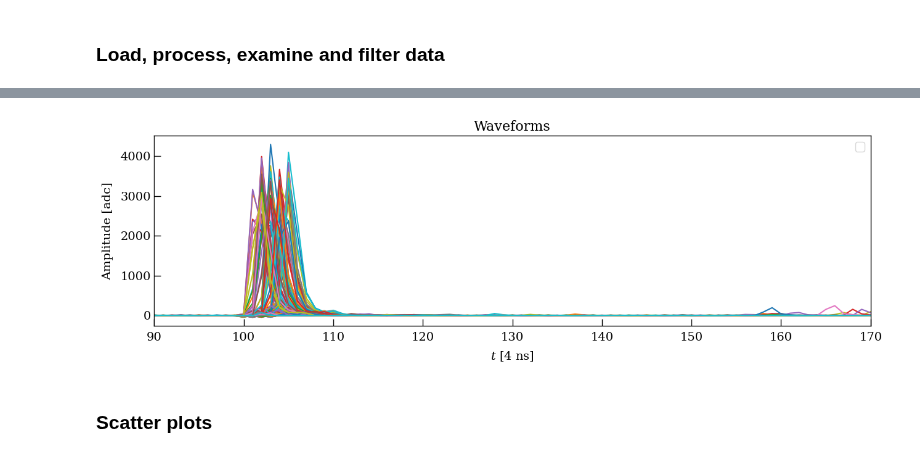
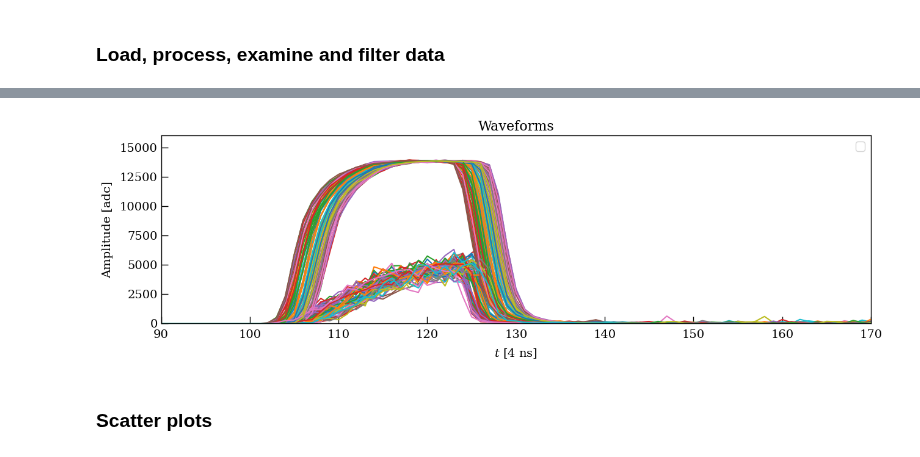
Before and after one commit to Westlake-University-Lsc-lab/RELICS_PMT_Data_Analysis, a Jupyter notebook: LinearityCheck/check_readout_linear.ipynb, the cells around one changed output, grey strips where cells are left out. Saved outputs shown, nothing was run; the diff lists cells and outputs as text; code cells hidden in the pictures.

```diff
--- a/LinearityCheck/check_readout_linear.ipynb
+++ b/LinearityCheck/check_readout_linear.ipynb
@@ -83,8 +84,9 @@ PDiv = 6
 # %%
 path = "/mnt/data/PMT/R8520_406/"   ##### file path
 
-#name = "LV2415_anodereadout_LV2414_dualreadout_"+str(Date)+"_LED_"+str(V)+"V_"+str(T)+"ns_400_ratio_run0"
-name = "lv2415_anode_lv2414_dual_"+str(Date)+"_LED_"+str(V)+"V_"+str(T)+"ns_attenuator_"+str(PDiv)+"DB_400_ratio_run0"
+#name = "lv2415_anode_lv2414_dual_"+str(Date)+"_LED_"+str(V)+"V_"+str(offset)+"mV_"+str(T)+"ns_attenuator_"+str(PDiv)+"DB_400_ratio_run0"
+name = "lv2415_anode_lv2414_dual_20240904_LED_1.300V_900mv_100ns_attenuator_9DB_400_ratio_run0"
+#name = "lv2415_anode_lv2414_dual_"+str(Date)+"_LED_"+str(V)+"V_"+str(T)+"ns_attenuator_"+str(PDiv)+"DB_400_ratio_run0"
 filesnum = 1 ### number of files
 
 hdf5_filename = path + name + ".h5"
@@ -198,16 +200,17 @@ print(V,T,round(np.mean(ch0_area),2),round(np.std(ch0_area),2),round(np.mean(ch1
 # %%
 plt.figure(figsize=(15,4))
 plt.title('Waveforms')
 plt.xlabel('$t$ [4 ns]')
 plt.ylabel('Amplitude [adc]')
 plt.xlim(90,170)
+plt.ylim(0,16000)
 for i in tqdm(range (0,200)):
     #plt.step(np.linspace(0,150,150),df.Baseline[i]-df.Waveform[i])
     plt.plot(df.Baseline[i]-df.Waveform[i])
 plt.legend()
 plt.show()
 # %% [output]
-[figure, old version]
+[figure, new version]
 # %% [markdown]
 ### Scatter plots
 # %%
```
Also changed, not shown: parts of 18 cells of this notebook.
